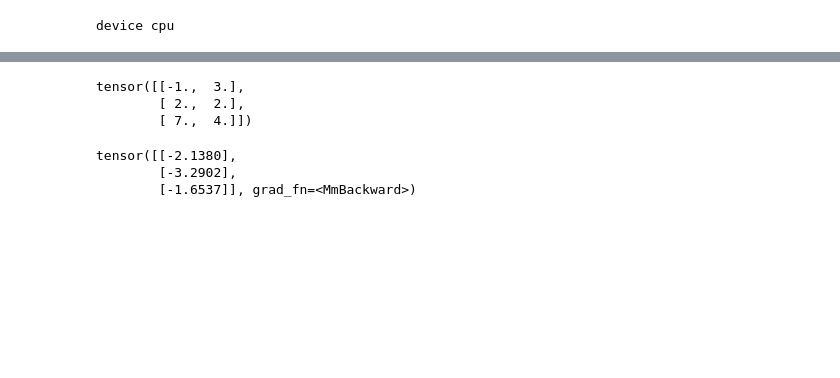
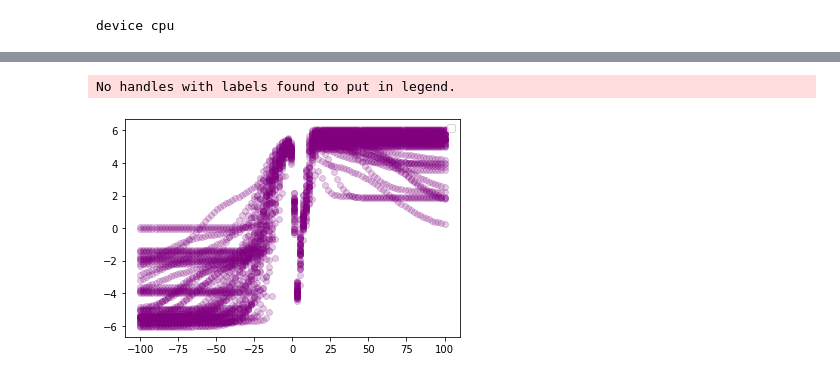
Before and after one commit to kkugosu/Uncertainty-Estimation, a Jupyter notebook: bayesian nn.ipynb, the cells around one changed output, grey strips where cells are left out. Drawn from its saved outputs; the diff is of its cells as text; code cells hidden in the pictures; blank space fills up the shorter version.

```diff
--- a/bayesian nn.ipynb
+++ b/bayesian nn.ipynb
@@ -27,7 +27,7 @@ class bnn(nn.Module):
 
 
     def rep(self, mu):
-        return mu + torch.randn_like(mu)
+        return mu + torch.randn_like(mu)*0.1
 
     def forward(self, x, batch_size):
         b = self.rep(self.b)
@@ -37,7 +37,7 @@ class bnn(nn.Module):
         x = torch.matmul(x, w1) + b
         x = self.tanh(x)
         x = torch.matmul(x, w2)
-        return x, w1, w2, b
+        return x, self.w1, self.w2, self.b
 
     def kldloss(self, w1, w2, b):
         sum1 = torch.sum(torch.square(self.w1 - w1))
@@ -126,10 +81,0 @@ tensor([[ 2.8468e-04],
-# %%
-print(newdata[0])
-mybnn(newdata[0],3)[0]
-# %% [output]
-tensor([[-1.,  3.],
-        [ 2.,  2.],
-        [ 7.,  4.]])
-tensor([[-2.1380],
-        [-3.2902],
-        [-1.6537]], grad_fn=<MmBackward>)
@@ -139,2 +90,22 @@ from mpl_toolkits.mplot3d import Axes3D
 import numpy as np
+# %%
+x = np.linspace(-100, 100, 100)
+y = np.linspace(3, 3, 100)
+newxy = np.concatenate((np.transpose([x]), np.transpose([y])), axis = 1)
+newxy = torch.tensor(newxy, dtype = torch.float32)
+newxy = torch.reshape(newxy,(100,2))
+
+
+i = 0
+while i<50:
+    z = mybnn(newxy,100)[0]
+    Z9 = torch.tensor(z, requires_grad = False).numpy()
+    plt.scatter(x, Z9, color = 'purple', alpha = 0.2)
+    i = i + 1
+
+plt.legend()
+plt.show()
+# %% [output]
+No handles with labels found to put in legend.
+[figure, added]
 # %%
```
Also changed, not shown: parts of 13 cells of this notebook.
